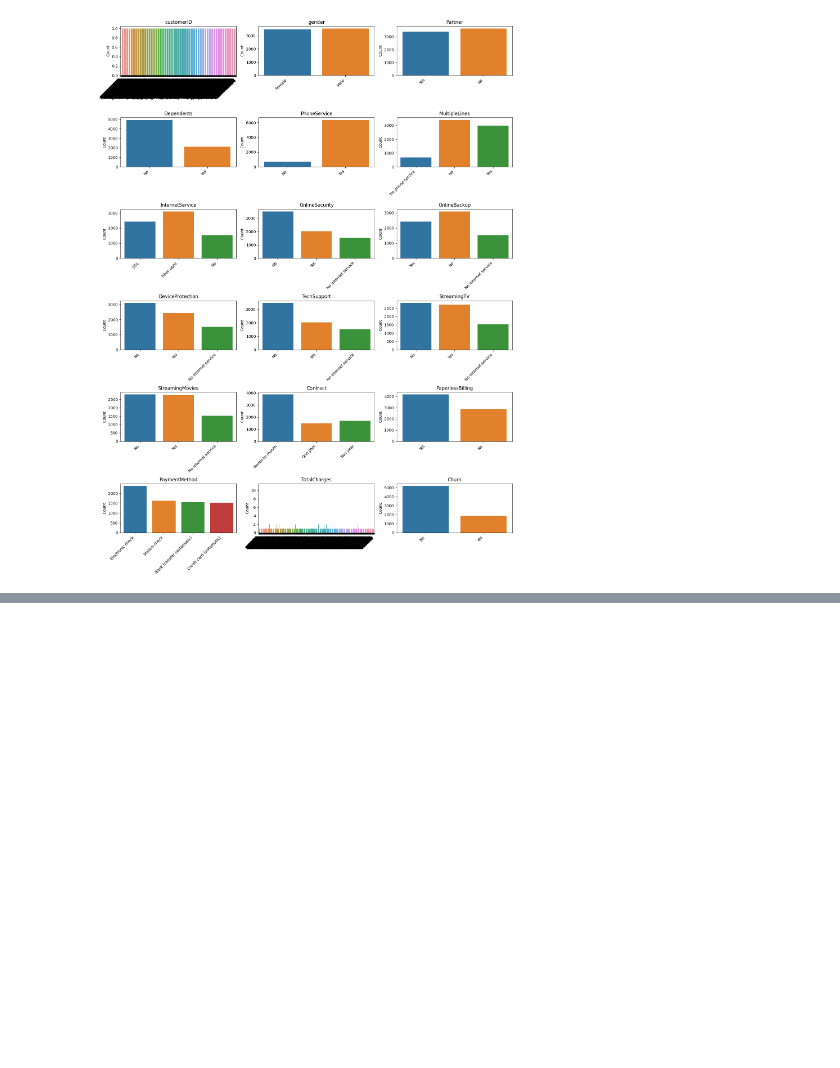
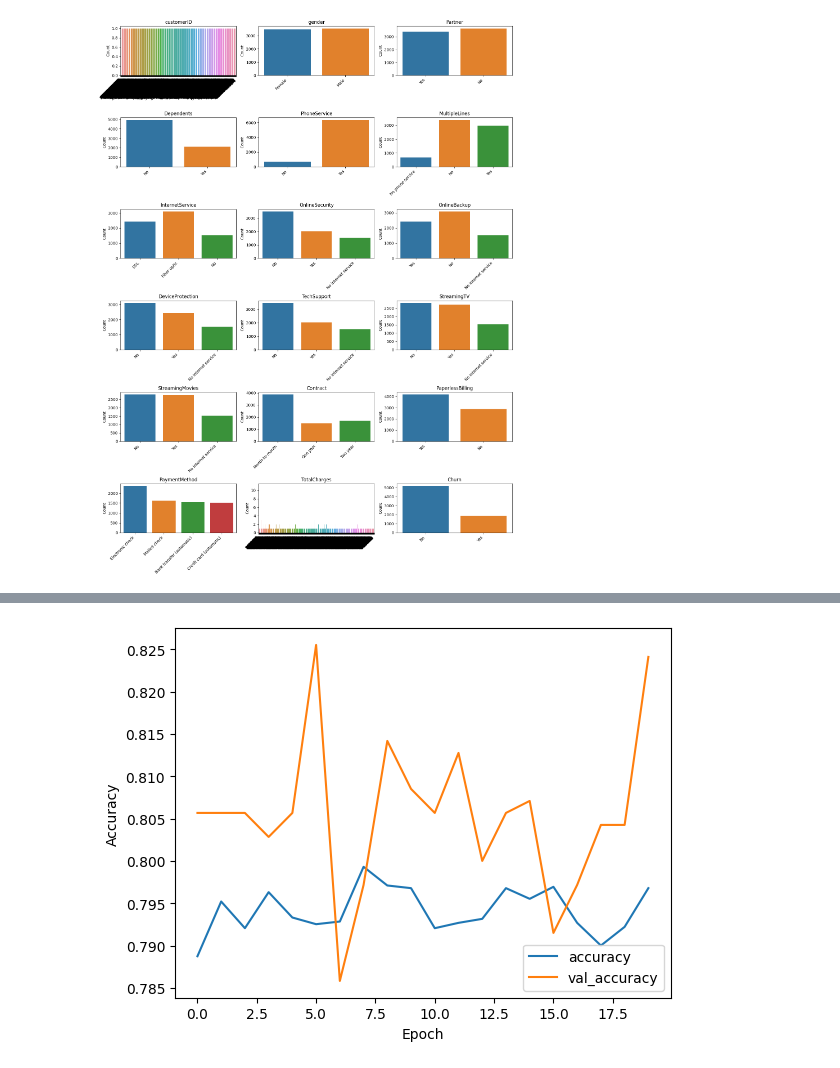
Before and after one commit to EddyKubwimana/83082025_Churning_Customers, a Jupyter notebook: Assignment3.ipynb, the cells around one changed output, grey strips where cells are left out. Drawn from its saved outputs; the diff is of its cells as text; code cells hidden in the pictures; blank space fills up the shorter version.

```diff
--- a/Assignment3.ipynb
+++ b/Assignment3.ipynb
@@ -129,0 +222,4 @@ plt.show()
+# %%
+numericaldata.replace(0, numericaldata.median(), inplace = True)
+# %%
+finaldata = pd.concat([numericaldata, categoricaldata], axis =1)
@@ -129,0 +235,10 @@ plt.show()
+# %%
+x = finaldata.drop(["Churn"],axis =1)
+y = finaldata["Churn"]
+scaled = StandardScaler()
+
+scaledata = scaled.fit_transform(x)
+
+xdata = pd.DataFrame(scaledata, columns = x.columns)
+# %%
+xtrain,xtest,ytrain,ytest = train_test_split(xdata,y, test_size = 0.1, random_state =42, stratify= y)
@@ -129,0 +254,20 @@ plt.show()
+# %%
+input_layer = Input(shape=(xtrain.shape[1],))
+
+output_layer = Dense(1, activation='sigmoid')(input_layer)
+model = keras.Model(inputs=input_layer, outputs=output_layer)
+
+
+model.compile(optimizer=Adamax(learning_rate=0.1), loss='binary_crossentropy', metrics=['accuracy'])
+
+history = model.fit(xtrain, ytrain, epochs=20, batch_size=21, validation_split = 0.2,validation_data=(xtest, ytest))
+loss, accuracy = model.evaluate(xtest, ytest)
+print(f'Test loss: {loss}, Test accuracy: {accuracy}')
+import matplotlib.pyplot as plt
+plt.plot(history.history['accuracy'], label='accuracy')
+plt.plot(history.history['val_accuracy'], label = 'val_accuracy')
+plt.xlabel('Epoch')
+plt.ylabel('Accuracy')
+plt.legend(loc='lower right')
+plt.show()
+# %% [output]
@@ -129,0 +291 @@ plt.show()
+[figure, added]
```
Also changed, not shown: parts of 45 cells of this notebook.
